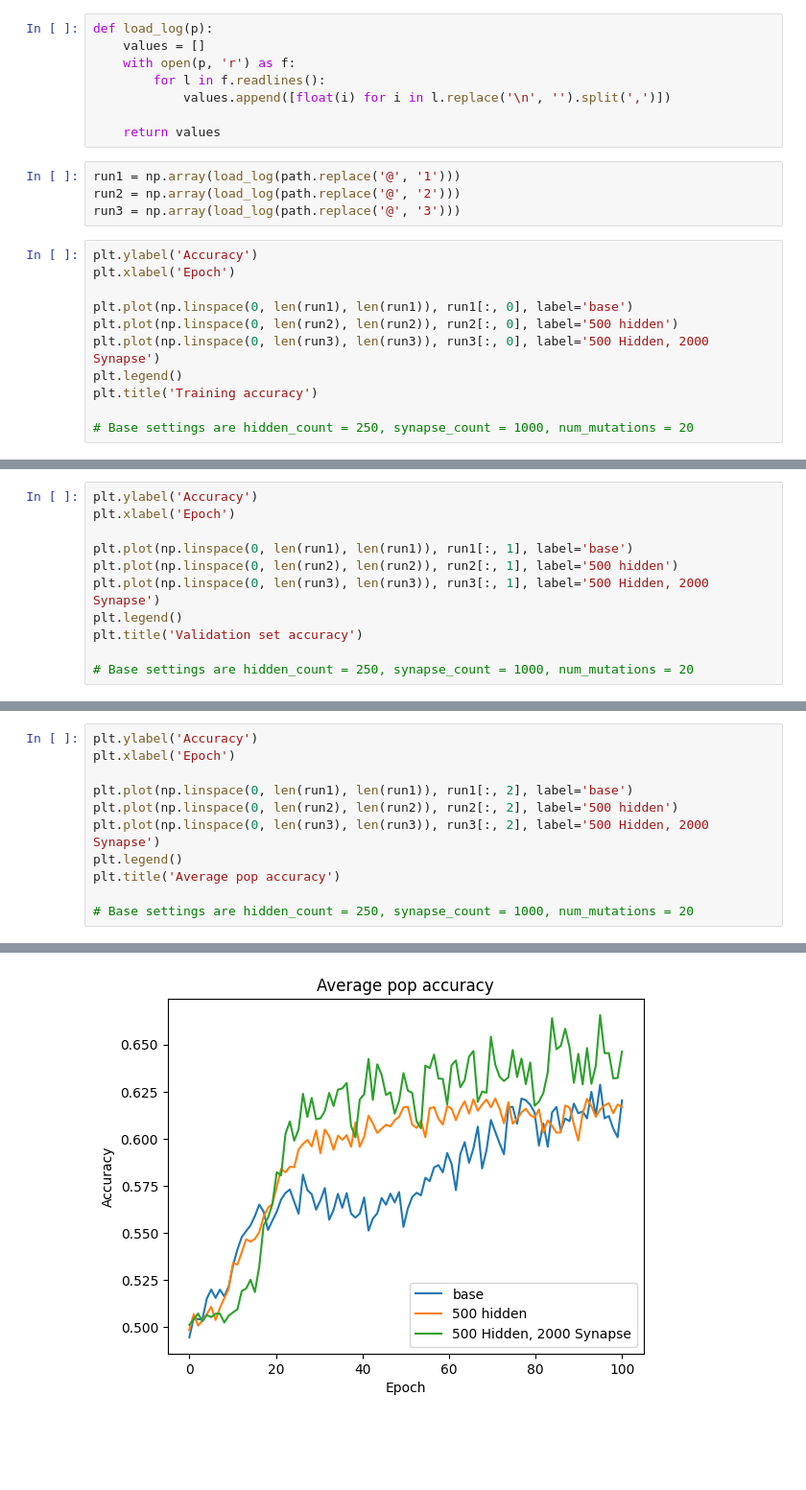
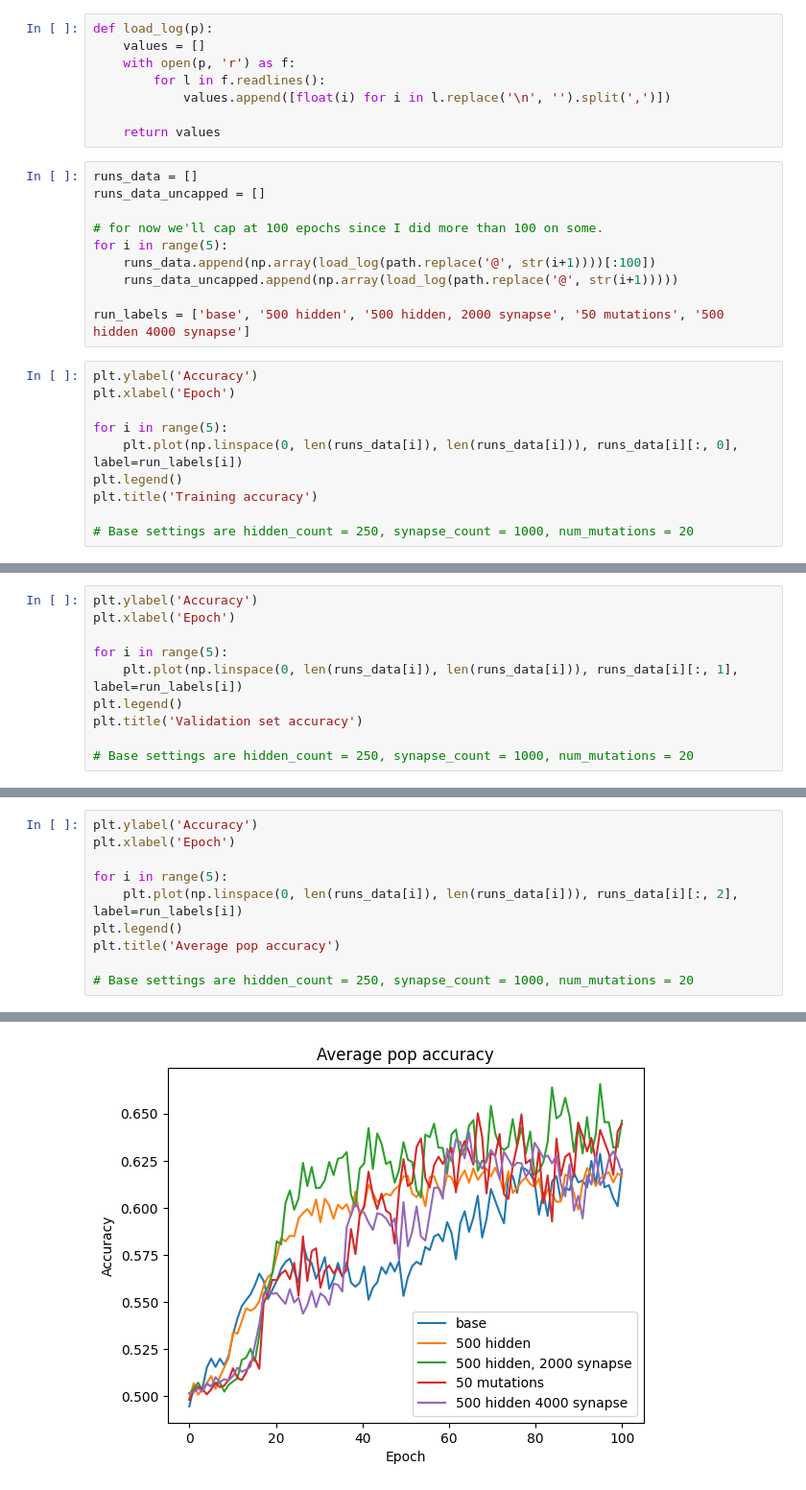
Before and after one commit to khood5/MLAudio, a Jupyter notebook: shotspotter/snn/params-analysis.ipynb, the cells around one changed output, grey strips where cells are left out. Shown at 96% size. Saved outputs shown, nothing was run; the diff lists cells and outputs as text; blank space fills up the shorter version.

```diff
--- a/shotspotter/snn/params-analysis.ipynb
+++ b/shotspotter/snn/params-analysis.ipynb
@@ -12,16 +12,21 @@ def load_log(p):
 
     return values
 # %%
-run1 = np.array(load_log(path.replace('@', '1')))
-run2 = np.array(load_log(path.replace('@', '2')))
-run3 = np.array(load_log(path.replace('@', '3')))
+runs_data = []
+runs_data_uncapped = []
+
+# for now we'll cap at 100 epochs since I did more than 100 on some.
+for i in range(5):
+    runs_data.append(np.array(load_log(path.replace('@', str(i+1))))[:100])
+    runs_data_uncapped.append(np.array(load_log(path.replace('@', str(i+1)))))
+
+run_labels = ['base', '500 hidden', '500 hidden, 2000 synapse', '50 mutations', '500 hidden 4000 synapse']
 # %%
 plt.ylabel('Accuracy')
 plt.xlabel('Epoch')
 
-plt.plot(np.linspace(0, len(run1), len(run1)), run1[:, 0], label='base')
-plt.plot(np.linspace(0, len(run2), len(run2)), run2[:, 0], label='500 hidden')
-plt.plot(np.linspace(0, len(run3), len(run3)), run3[:, 0], label='500 Hidden, 2000 Synapse')
+for i in range(5):
+    plt.plot(np.linspace(0, len(runs_data[i]), len(runs_data[i])), runs_data[i][:, 0], label=run_labels[i])
 plt.legend()
 plt.title('Training accuracy')
 
@@ -33,9 +38,8 @@ Text(0.5, 1.0, 'Training accuracy')
 plt.ylabel('Accuracy')
 plt.xlabel('Epoch')
 
-plt.plot(np.linspace(0, len(run1), len(run1)), run1[:, 1], label='base')
-plt.plot(np.linspace(0, len(run2), len(run2)), run2[:, 1], label='500 hidden')
-plt.plot(np.linspace(0, len(run3), len(run3)), run3[:, 1], label='500 Hidden, 2000 Synapse')
+for i in range(5):
+    plt.plot(np.linspace(0, len(runs_data[i]), len(runs_data[i])), runs_data[i][:, 1], label=run_labels[i])
 plt.legend()
 plt.title('Validation set accuracy')
 
@@ -46,14 +50,13 @@ Text(0.5, 1.0, 'Validation set accuracy')
 # %%
 plt.ylabel('Accuracy')
 plt.xlabel('Epoch')
 
-plt.plot(np.linspace(0, len(run1), len(run1)), run1[:, 2], label='base')
-plt.plot(np.linspace(0, len(run2), len(run2)), run2[:, 2], label='500 hidden')
-plt.plot(np.linspace(0, len(run3), len(run3)), run3[:, 2], label='500 Hidden, 2000 Synapse')
+for i in range(5):
+    plt.plot(np.linspace(0, len(runs_data[i]), len(runs_data[i])), runs_data[i][:, 2], label=run_labels[i])
 plt.legend()
 plt.title('Average pop accuracy')
 
 # Base settings are hidden_count = 250, synapse_count = 1000, num_mutations = 20
 # %% [output]
 Text(0.5, 1.0, 'Average pop accuracy')
-[figure, old version]
+[figure, new version]
```
Also changed, not shown: parts of 4 cells of this notebook, 6 other files.
